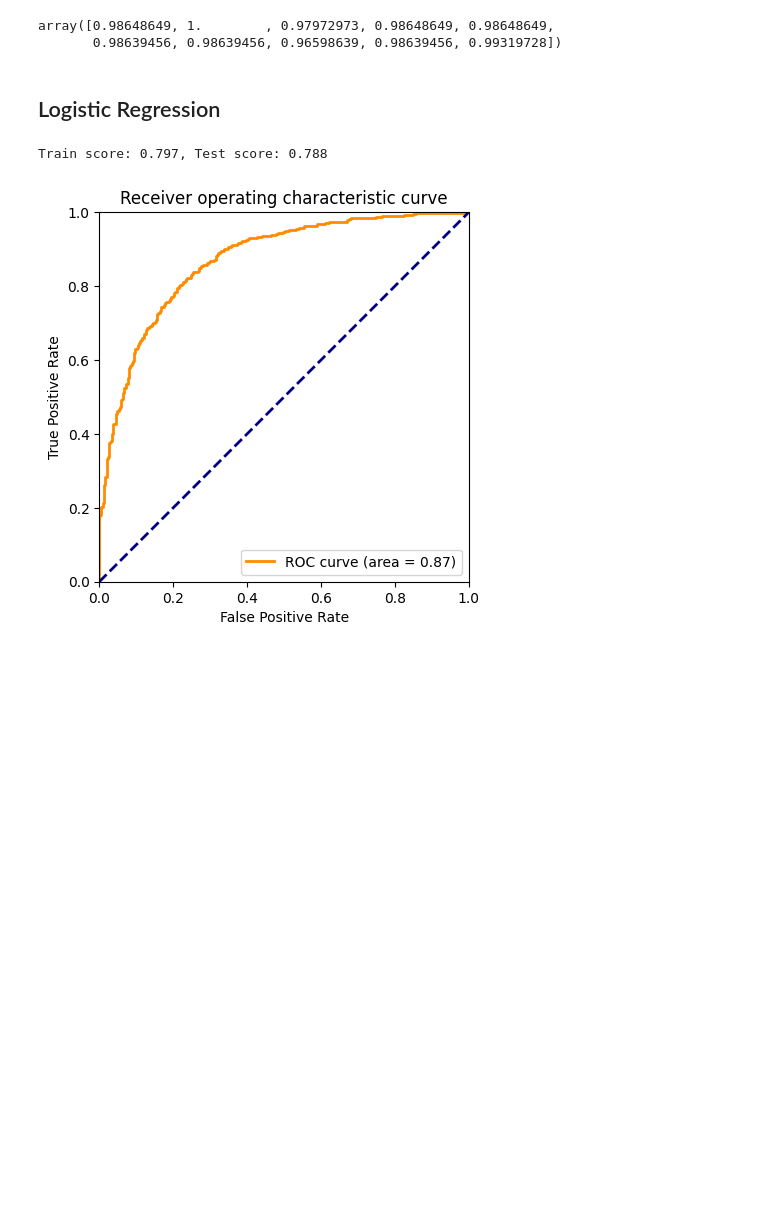
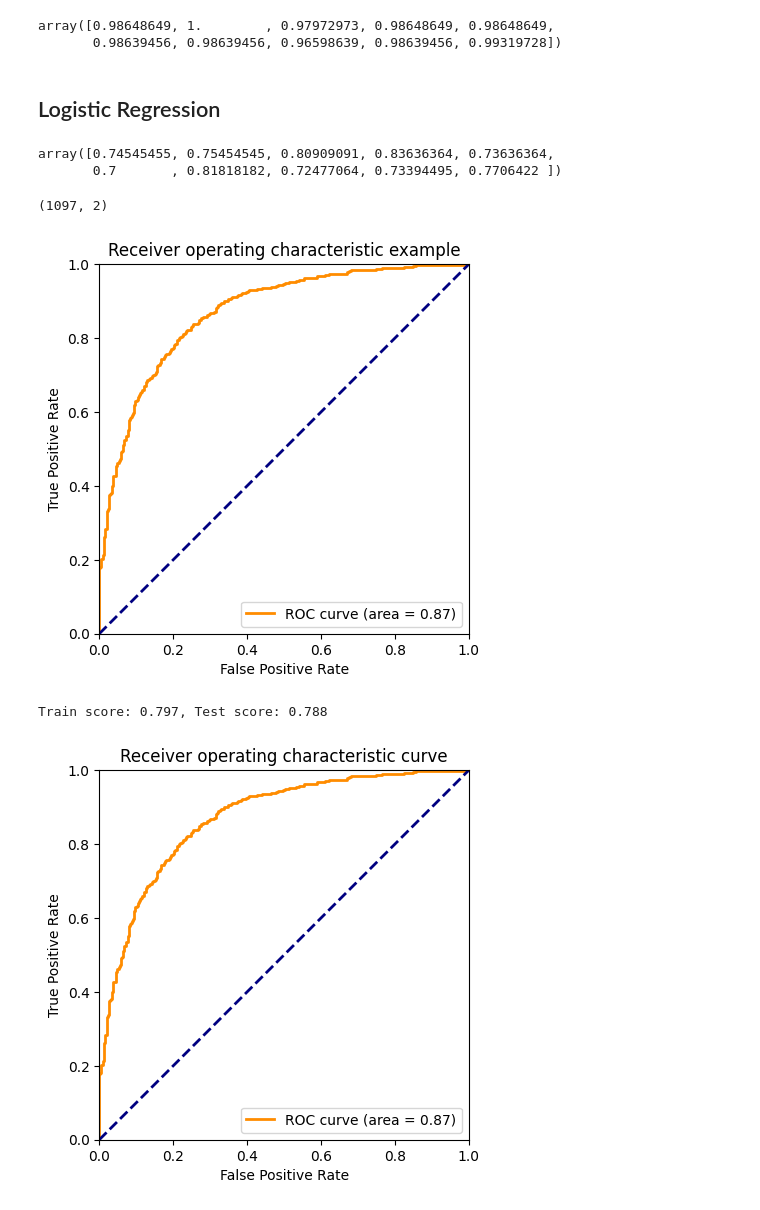
Before and after one commit to BrandNewJimZhang/ml2022fall-homework, a Jupyter notebook: computer exercise/week 2/homework.ipynb, the cells around one changed output. Drawn from its saved outputs; the diff is of its cells as text; code cells hidden in the pictures; blank space fills up the shorter version.

```diff
--- a/computer exercise/week 2/homework.ipynb
+++ b/computer exercise/week 2/homework.ipynb
@@ -94,6 +160,51 @@ array([0.98648649, 1.        , 0.97972973, 0.98648649, 0.98648649,
        0.98639456, 0.98639456, 0.96598639, 0.98639456, 0.99319728])
 # %% [markdown]
 ## Logistic Regression
+# %%
+from sklearn.linear_model import LogisticRegression
+from sklearn.model_selection import cross_val_score
+
+clf = LogisticRegression()
+clf.fit(df.drop('label', axis=1).values, df['label'].values)
+clf.score(df.drop('label', axis=1).values, df['label'].values)
+# (height, age, ...) -> (death / survival, boolean)
+
+df_test = pd.read_csv('data1forEx1to4/test1_icu_data.csv')
+df_test = pd.DataFrame(mm.transform(df_test), columns=df_test.columns)
+df_test_label = pd.read_csv('data1forEx1to4/test1_icu_label.csv')
+clf.score(df_test.values, df_test_label['hospital_death'].values)
+
+cross_val_score(clf, df_test.values, df_test_label['hospital_death'].values, cv=10)
+# %% [output]
+array([0.74545455, 0.75454545, 0.80909091, 0.83636364, 0.73636364,
+       0.7       , 0.81818182, 0.72477064, 0.73394495, 0.7706422 ])
+# %%
+clf.predict_proba(df_test.values).shape
+# %% [output]
+(1097, 2)
+# %%
+# roc curve
+from sklearn.metrics import roc_curve, auc
+import matplotlib.pyplot as plt
+
+fpr, tpr, _ = roc_curve(
+    df_test_label['hospital_death'].values,
+    clf.predict_proba(df_test.values)[:, 1]
+)
+roc_auc = auc(fpr, tpr)
+
+plt.figure()
+plt.plot(fpr, tpr, color='darkorange', lw=2, label='ROC curve (area = %0.2f)' % roc_auc)
+plt.plot([0, 1], [0, 1], color='navy', lw=2, linestyle='--')
+plt.axis('square')
+plt.xlim([0.0, 1.0]); plt.ylim([0.0, 1.0])
+plt.xlabel('False Positive Rate')
+plt.ylabel('True Positive Rate')
+plt.title('Receiver operating characteristic example')
+plt.legend(loc="lower right")
+plt.show()
+# %% [output]
+[figure, added]
 # %%
 from sklearn.linear_model import LogisticRegression
 
```
Also changed, not shown: parts of 10 cells of this notebook.
